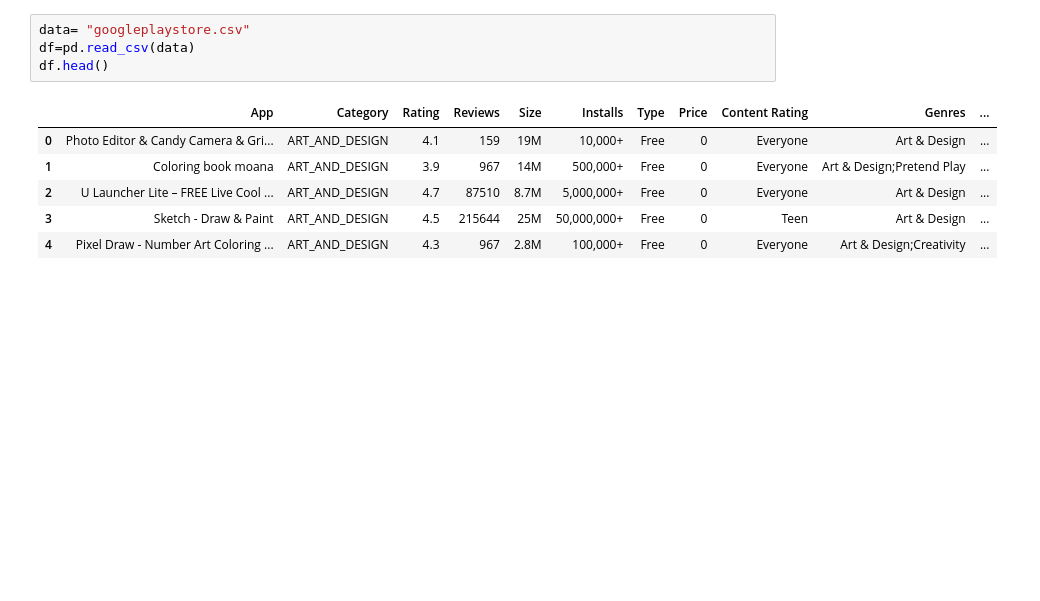
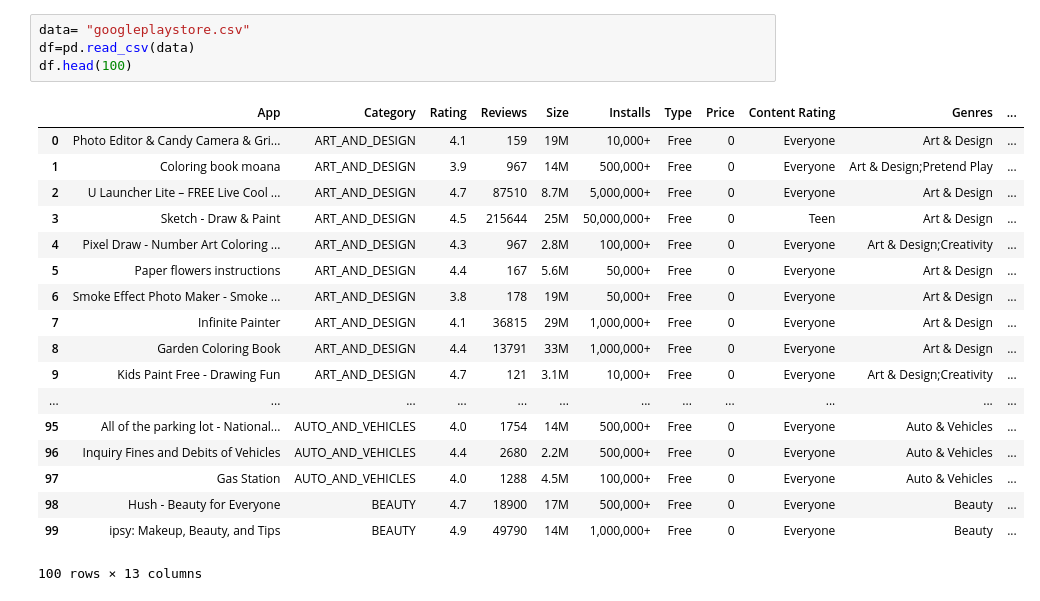
Before and after one commit to GeorgeSehremelis/project, a Jupyter notebook: googlestoredata.ipynb, the cells around one changed output. Saved outputs shown, nothing was run; the diff lists cells and outputs as text; blank space fills up the shorter version.

```diff
--- a/googlestoredata.ipynb
+++ b/googlestoredata.ipynb
@@ -4,11 +9,23 @@ import numpy as np
 # %%
 data= "googleplaystore.csv"
 df=pd.read_csv(data)
-df.head()
+df.head(100)
 # %% [output]
 |  | App | Category | Rating | Reviews | Size | Installs | Type | Price | Content Rating | Genres | ... |
 | 0 | Photo Editor & Candy Camera & Gri... | ART_AND_DESIGN | 4.1 | 159 | 19M | 10,000+ | Free | 0 | Everyone | Art & Design | ... |
 | 1 | Coloring book moana | ART_AND_DESIGN | 3.9 | 967 | 14M | 500,000+ | Free | 0 | Everyone | Art & Design;Pretend Play | ... |
 | 2 | U Launcher Lite – FREE Live Cool ... | ART_AND_DESIGN | 4.7 | 87510 | 8.7M | 5,000,000+ | Free | 0 | Everyone | Art & Design | ... |
 | 3 | Sketch - Draw & Paint | ART_AND_DESIGN | 4.5 | 215644 | 25M | 50,000,000+ | Free | 0 | Teen | Art & Design | ... |
 | 4 | Pixel Draw - Number Art Coloring ... | ART_AND_DESIGN | 4.3 | 967 | 2.8M | 100,000+ | Free | 0 | Everyone | Art & Design;Creativity | ... |
+| 5 | Paper flowers instructions | ART_AND_DESIGN | 4.4 | 167 | 5.6M | 50,000+ | Free | 0 | Everyone | Art & Design | ... |
+| 6 | Smoke Effect Photo Maker - Smoke ... | ART_AND_DESIGN | 3.8 | 178 | 19M | 50,000+ | Free | 0 | Everyone | Art & Design | ... |
+| 7 | Infinite Painter | ART_AND_DESIGN | 4.1 | 36815 | 29M | 1,000,000+ | Free | 0 | Everyone | Art & Design | ... |
+| 8 | Garden Coloring Book | ART_AND_DESIGN | 4.4 | 13791 | 33M | 1,000,000+ | Free | 0 | Everyone | Art & Design | ... |
+| 9 | Kids Paint Free - Drawing Fun | ART_AND_DESIGN | 4.7 | 121 | 3.1M | 10,000+ | Free | 0 | Everyone | Art & Design;Creativity | ... |
+| ... | ... | ... | ... | ... | ... | ... | ... | ... | ... | ... | ... |
+| 95 | All of the parking lot - National... | AUTO_AND_VEHICLES | 4.0 | 1754 | 14M | 500,000+ | Free | 0 | Everyone | Auto & Vehicles | ... |
+| 96 | Inquiry Fines and Debits of Vehicles | AUTO_AND_VEHICLES | 4.4 | 2680 | 2.2M | 500,000+ | Free | 0 | Everyone | Auto & Vehicles | ... |
+| 97 | Gas Station | AUTO_AND_VEHICLES | 4.0 | 1288 | 4.5M | 100,000+ | Free | 0 | Everyone | Auto & Vehicles | ... |
+| 98 | Hush - Beauty for Everyone | BEAUTY | 4.7 | 18900 | 17M | 500,000+ | Free | 0 | Everyone | Beauty | ... |
+| 99 | ipsy: Makeup, Beauty, and Tips | BEAUTY | 4.9 | 49790 | 14M | 1,000,000+ | Free | 0 | Everyone | Beauty | ... |
+100 rows × 13 columns
```
Also changed, not shown: parts of 4 cells of this notebook, 4 other files.
